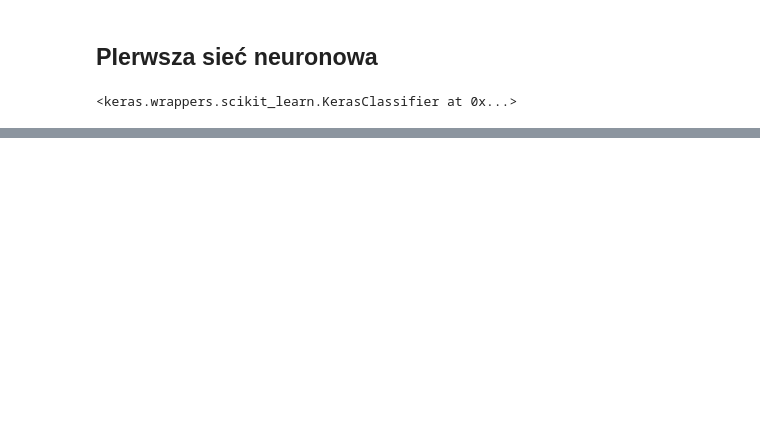
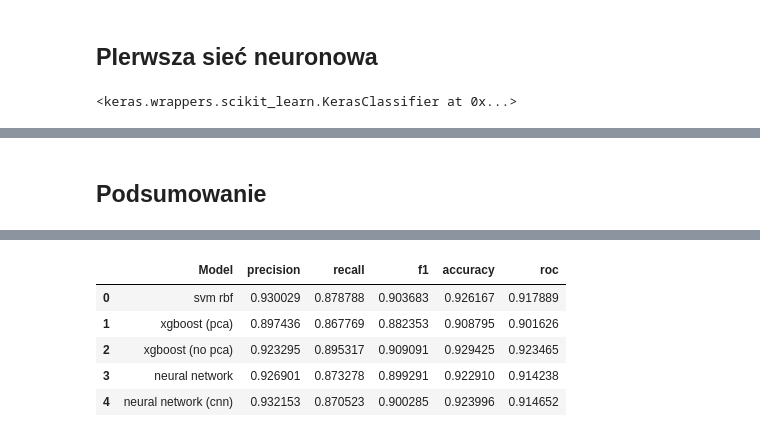
Before and after one commit to kksvt/psi-2023-spambase, a Jupyter notebook: spambase.ipynb, the cells around one changed output, grey strips where cells are left out. Drawn from its saved outputs; the diff is of its cells as text; code cells hidden in the pictures; blank space fills up the shorter version.

```diff
--- a/spambase.ipynb
+++ b/spambase.ipynb
@@ -452,7 +436,7 @@ pipe = Pipeline([
     ('classifier', XGBClassifier())
 ])
 
-grid_3 = RandomizedSearchCV(pipe, param_distribution, cv=kfold, return_train_score=True, verbose=10, n_iter=30)
+grid_3 = RandomizedSearchCV(pipe, param_distribution, cv=kfold, return_train_score=True, verbose=10, n_iter=30, n_jobs=-1)
 
 grid_3.fit(X_train, y_train)
 grid_3.best_params_
@@ -505,7 +473,7 @@ def build_model(n_hidden=1, n_neurons=[30], learning_rate=3e-3, input_shape=(X_t
     for layer in range(n_hidden):
         model.add(keras.layers.Dense(n_neurons[layer % len(n_neurons)], activation='relu'))
         model.add(keras.layers.BatchNormalization())
-        model.add(keras.layers.Dropout(0.3))
+        model.add(keras.layers.Dropout(0.2))
     model.add(keras.layers.Dense(1, activation='sigmoid'))
     optimizer = keras.optimizers.Adam(learning_rate=learning_rate)
     model.compile(loss='binary_crossentropy', optimizer=optimizer, metrics=['accuracy'])
@@ -531,7 +499,6 @@ from sklearn.model_selection import GridSearchCV, RandomizedSearchCV, Stratified
 
 training_histories = []
 
-# Define a custom callback to collect the training history
 class TrainingHistory(keras.callbacks.Callback):
     def on_train_begin(self, logs=None):
         self.epoch_history = []
@@ -543,8 +510,8 @@ class TrainingHistory(keras.callbacks.Callback):
         training_histories.append(self.epoch_history)
 
 param_grid = {
-    'classifier__n_hidden': [1],#[1, 2, 3, 4],
-    'classifier__n_neurons': [[100]], #[[300], [100], [50], [20], [100, 50, 20], [300, 150, 50, 10], [50, 10]],
+    'classifier__n_hidden': [1, 2, 3, 4],
+    'classifier__n_neurons': [[300], [100], [50], [100, 50, 20], [300, 150, 50, 10], [50, 10], [20, 50, 100]],
     'classifier__epochs': [64],
     'classifier__batch_size': [32],
     'classifier__validation_split': [0.1],
@@ -562,6 +529,6 @@ pipe = Pipeline([
     ('classifier', keras_class)
 ])
 
-grid_4 = GridSearchCV(pipe, param_grid, cv=kfold, verbose=2)
+grid_4 = GridSearchCV(pipe, param_grid, cv=kfold, verbose=2, n_jobs=-1)
 grid_4.fit(X_train, y_train)
 # %% [output]
@@ -654,0 +647,4 @@ plt.show()
+# %%
+lrate = LearningRateScheduler(step_decay)
+
+keras_class_cnn = tf.keras.wrappers.scikit_learn.KerasClassifier(build_model_cnn)
@@ -654,0 +760,32 @@ plt.show()
+# %% [markdown]
+## Podsumowanie
+# %%
+from sklearn.metrics import roc_auc_score
+
+model_names = ['svm rbf', 'xgboost (pca)', 'xgboost (no pca)', 'neural network', 'neural network (cnn)']
+models = [grid_1.best_estimator_, grid_2.best_estimator_, grid_3.best_estimator_, grid_4.best_estimator_, grid_5.best_estimator_]
+
+precisions = []
+recalls = []
+f1s = []
+accuracies = []
+rocs = []
+
+for model in models:
+    precisions.append(metrics.precision_score(y_test, model.predict(X_test)) )
+    recalls.append(metrics.recall_score(y_test, model.predict(X_test)) )
+    f1s.append(metrics.f1_score(y_test, model.predict(X_test)) )
+    accuracies.append(metrics.accuracy_score(y_test, model.predict(X_test)) )
+    rocs.append(roc_auc_score(y_test, model.predict(X_test)))
+
+d = {'precision': precisions,
+    'recall': recalls,
+    'f1': f1s,
+    'accuracy': accuracies,
+    'roc': rocs,
+    }
+
+df = pd.DataFrame(data=d)
+df.insert(loc=0, column='Model', value=model_names)
+df
+# %% [output]
@@ -654,0 +802,6 @@ plt.show()
+|  | Model | precision | recall | f1 | accuracy | roc |
+| 0 | svm rbf | 0.930029 | 0.878788 | 0.903683 | 0.926167 | 0.917889 |
+| 1 | xgboost (pca) | 0.897436 | 0.867769 | 0.882353 | 0.908795 | 0.901626 |
+| 2 | xgboost (no pca) | 0.923295 | 0.895317 | 0.909091 | 0.929425 | 0.923465 |
+| 3 | neural network | 0.926901 | 0.873278 | 0.899291 | 0.922910 | 0.914238 |
+| 4 | neural network (cnn) | 0.932153 | 0.870523 | 0.900285 | 0.923996 | 0.914652 |
```
Also changed, not shown: parts of 25 cells of this notebook.
